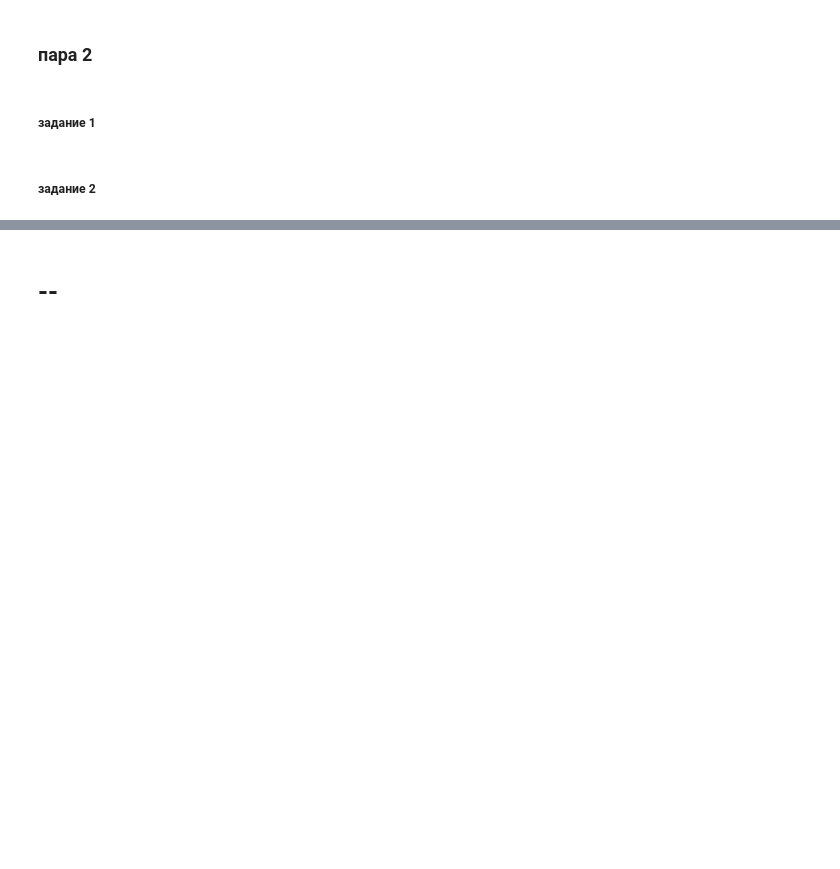
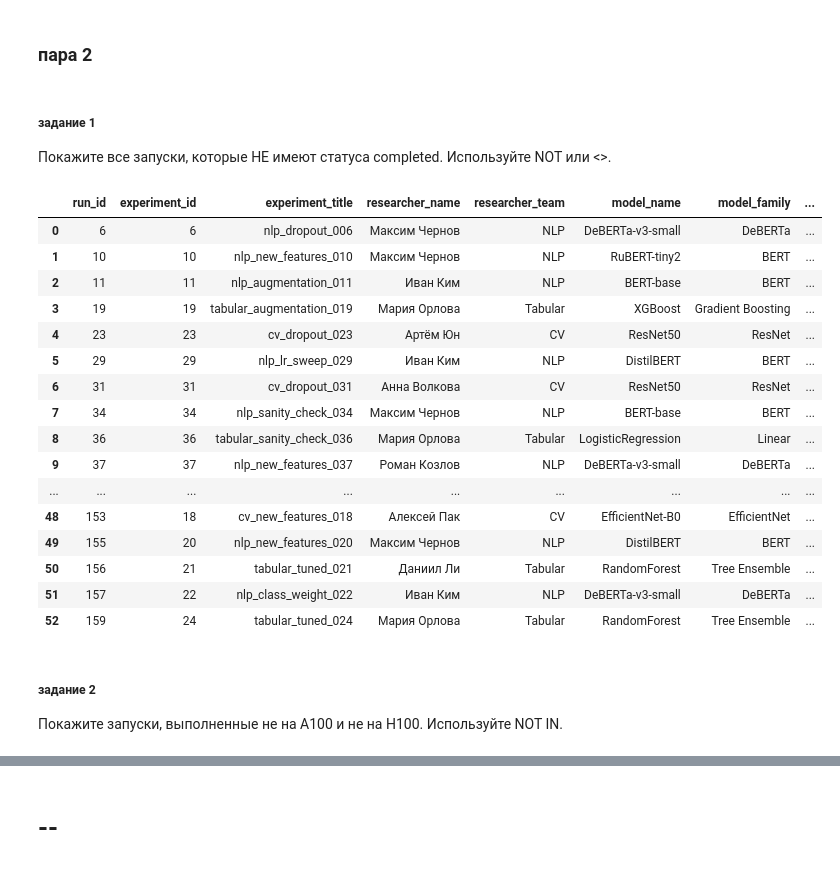
Before and after one commit to matv864/AI_work, a Jupyter notebook: database/ivanov_lab01.ipynb, the cells around one changed output, grey strips where cells are left out. Cells and saved outputs as stored; diff of their text form; code cells hidden in the pictures; blank space fills up the shorter version.

```diff
--- a/database/ivanov_lab01.ipynb
+++ b/database/ivanov_lab01.ipynb
@@ -447,5 +457,33 @@ pd.read_sql_query(query, connection)
 ### пара 2
 # %% [markdown]
 ##### задание 1
+Покажите все запуски, которые НЕ имеют статуса completed. Используйте NOT или <>.
+# %%
+query = '''
+SELECT *
+FROM run_overview
+WHERE
+    NOT status = 'completed';
+'''
+pd.read_sql_query(query, connection)
+# %% [output]
+|  | run_id | experiment_id | experiment_title | researcher_name | researcher_team | model_name | model_family | ... |
+| 0 | 6 | 6 | nlp_dropout_006 | Максим Чернов | NLP | DeBERTa-v3-small | DeBERTa | ... |
+| 1 | 10 | 10 | nlp_new_features_010 | Максим Чернов | NLP | RuBERT-tiny2 | BERT | ... |
+| 2 | 11 | 11 | nlp_augmentation_011 | Иван Ким | NLP | BERT-base | BERT | ... |
+| 3 | 19 | 19 | tabular_augmentation_019 | Мария Орлова | Tabular | XGBoost | Gradient Boosting | ... |
+| 4 | 23 | 23 | cv_dropout_023 | Артём Юн | CV | ResNet50 | ResNet | ... |
+| 5 | 29 | 29 | nlp_lr_sweep_029 | Иван Ким | NLP | DistilBERT | BERT | ... |
+| 6 | 31 | 31 | cv_dropout_031 | Анна Волкова | CV | ResNet50 | ResNet | ... |
+| 7 | 34 | 34 | nlp_sanity_check_034 | Максим Чернов | NLP | BERT-base | BERT | ... |
+| 8 | 36 | 36 | tabular_sanity_check_036 | Мария Орлова | Tabular | LogisticRegression | Linear | ... |
+| 9 | 37 | 37 | nlp_new_features_037 | Роман Козлов | NLP | DeBERTa-v3-small | DeBERTa | ... |
+| ... | ... | ... | ... | ... | ... | ... | ... | ... |
+| 48 | 153 | 18 | cv_new_features_018 | Алексей Пак | CV | EfficientNet-B0 | EfficientNet | ... |
+| 49 | 155 | 20 | nlp_new_features_020 | Максим Чернов | NLP | DistilBERT | BERT | ... |
+| 50 | 156 | 21 | tabular_tuned_021 | Даниил Ли | Tabular | RandomForest | Tree Ensemble | ... |
+| 51 | 157 | 22 | nlp_class_weight_022 | Иван Ким | NLP | DeBERTa-v3-small | DeBERTa | ... |
+| 52 | 159 | 24 | tabular_tuned_024 | Мария Орлова | Tabular | RandomForest | Tree Ensemble | ... |
 # %% [markdown]
 ##### задание 2
+Покажите запуски, выполненные не на A100 и не на H100. Используйте NOT IN.
```
Also changed, not shown: parts of 64 cells of this notebook.
